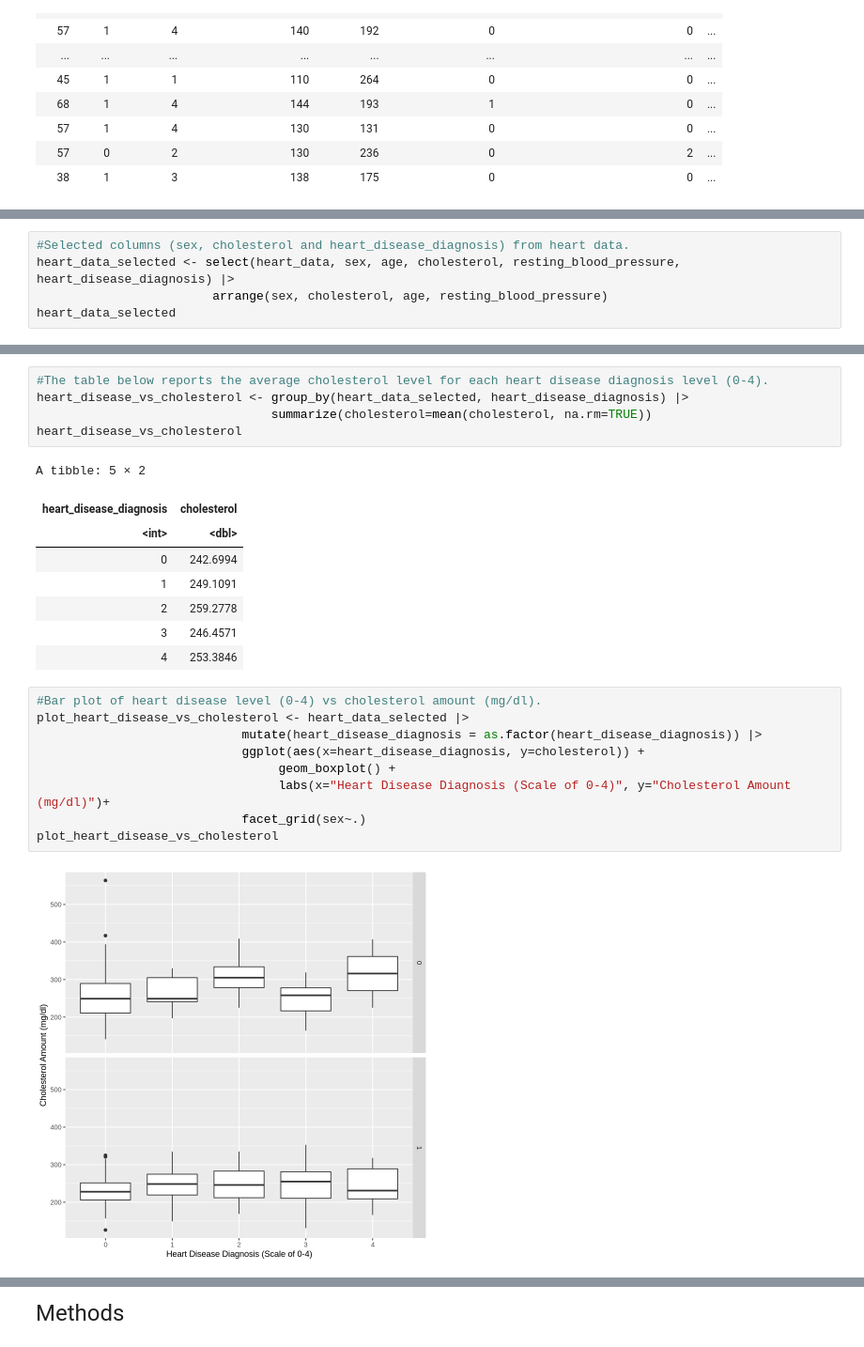
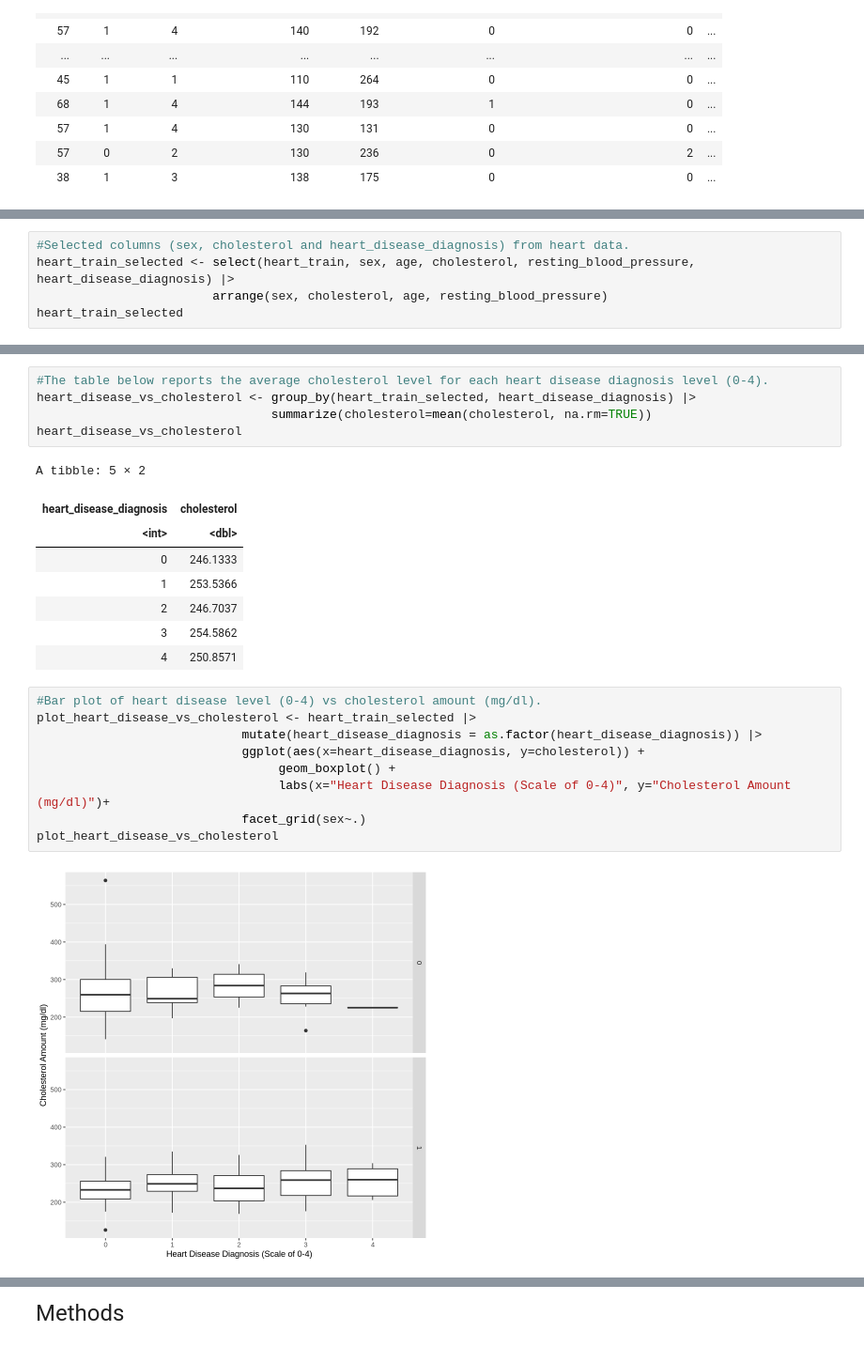
Before and after one commit to ck2671/dsci-100-2022w2-group-35, a Jupyter notebook: Heart Disease Project.ipynb, the cells around one changed output, grey strips where cells are left out. Shown at 94% size. Cells and saved outputs as stored; diff of their text form.

Commit message:
split data

```diff
--- a/Heart Disease Project.ipynb
+++ b/Heart Disease Project.ipynb
@@ -66,6 +71,6 @@ A data.frame: 302 × 14
 # %%
 #Selected columns (sex, cholesterol and heart_disease_diagnosis) from heart data.
-heart_data_selected <- select(heart_data, sex, age, cholesterol, resting_blood_pressure, heart_disease_diagnosis) |>
+heart_train_selected <- select(heart_train, sex, age, cholesterol, resting_blood_pressure, heart_disease_diagnosis) |>
                         arrange(sex, cholesterol, age, resting_blood_pressure)
-heart_data_selected
+heart_train_selected
 # %% [output]
@@ -113,26 +118,26 @@ A tibble: 2 × 2
 # %%
 #The table below reports the average cholesterol level for each heart disease diagnosis level (0-4).
-heart_disease_vs_cholesterol <- group_by(heart_data_selected, heart_disease_diagnosis) |>
+heart_disease_vs_cholesterol <- group_by(heart_train_selected, heart_disease_diagnosis) |>
                                 summarize(cholesterol=mean(cholesterol, na.rm=TRUE))
 heart_disease_vs_cholesterol
 # %% [output]
 A tibble: 5 × 2
 | heart_disease_diagnosis | cholesterol |
 | <int> | <dbl> |
-| 0 | 242.6994 |
-| 1 | 249.1091 |
-| 2 | 259.2778 |
-| 3 | 246.4571 |
-| 4 | 253.3846 |
+| 0 | 246.1333 |
+| 1 | 253.5366 |
+| 2 | 246.7037 |
+| 3 | 254.5862 |
+| 4 | 250.8571 |
 # %%
 #Bar plot of heart disease level (0-4) vs cholesterol amount (mg/dl).
-plot_heart_disease_vs_cholesterol <- heart_data_selected |>
+plot_heart_disease_vs_cholesterol <- heart_train_selected |>
                             mutate(heart_disease_diagnosis = as.factor(heart_disease_diagnosis)) |>
                             ggplot(aes(x=heart_disease_diagnosis, y=cholesterol)) +
                                  geom_boxplot() +
                                  labs(x="Heart Disease Diagnosis (Scale of 0-4)", y="Cholesterol Amount (mg/dl)")+
                             facet_grid(sex~.)
 plot_heart_disease_vs_cholesterol
 # %% [output]
-[figure, old version]
+[figure, new version]
 # %%
```
Also changed, not shown: parts of 10 cells of this notebook.
